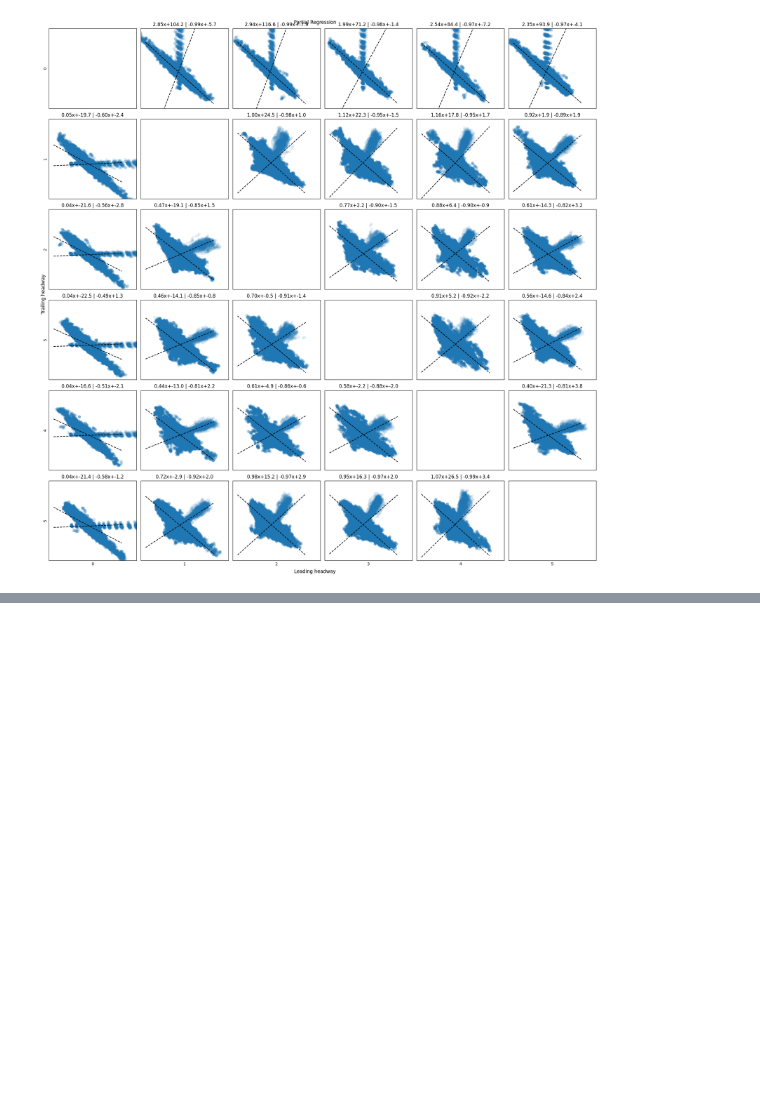
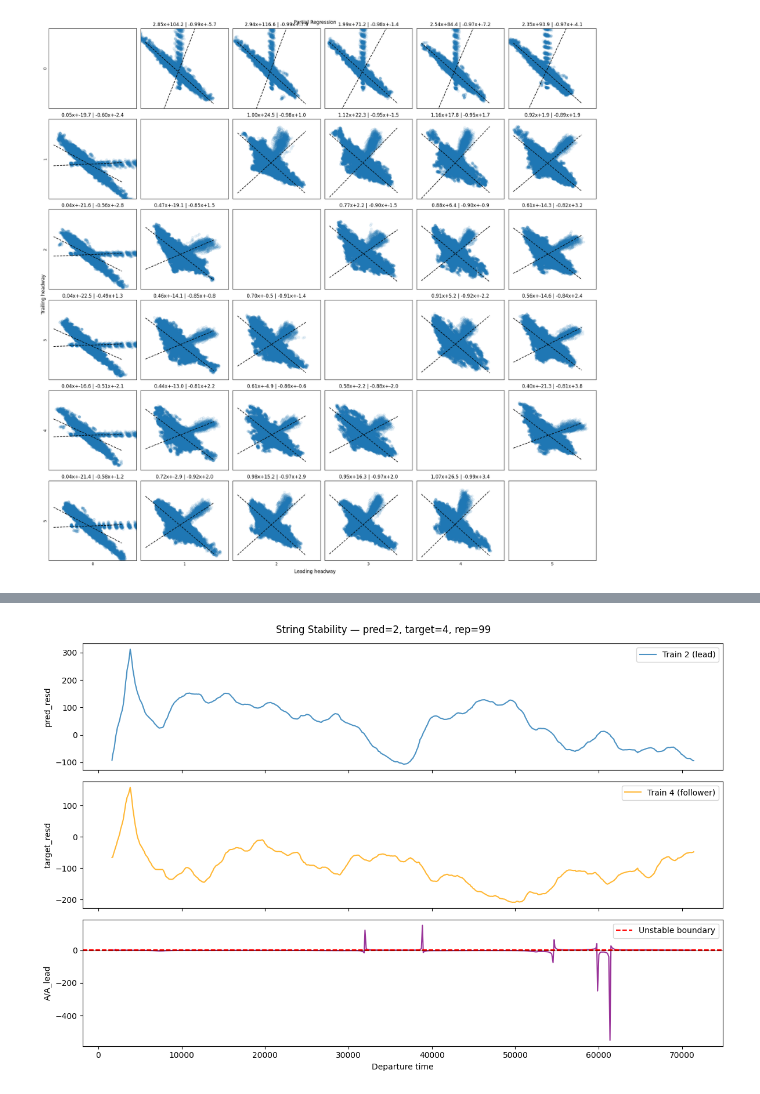
Before and after one commit to peppy-senpai/MBTA, a Jupyter notebook: part4_post_sim_analysis.ipynb, the cells around one changed output, grey strips where cells are left out. Cells and saved outputs as stored; diff of their text form; code cells hidden in the pictures; blank space fills up the shorter version.

```diff
--- a/part4_post_sim_analysis.ipynb
+++ b/part4_post_sim_analysis.ipynb
@@ -381,0 +341,37 @@ plt.show()
+# %%
+rep = 99
+pred = 2
+target = 4
+
+temp = resd[(resd['pred']==pred) & (resd['target']==target) & (resd['rep']==rep)]
+clock = timetable[(timetable['train_id']==target) & (timetable['rep']==rep)]
+
+y_target = temp['target_resd'].ewm(span=20).mean()
+y_pred   = temp['pred_resd'].ewm(span=20).mean()
+x        = clock['departure'][:len(y_target)]
+
+ratio = y_target / (y_pred + 1e-3)   # A/A_lead
+
+fig, axes = plt.subplots(3, 1, figsize=(12, 8), sharex=True)
+
+axes[0].plot(x, y_pred,   alpha=0.8, label=f'Train {pred} (lead)')
+axes[0].set_ylabel("pred_resd")
+axes[0].legend()
+
+axes[1].plot(x, y_target, alpha=0.8, label=f'Train {target} (follower)', color='orange')
+axes[1].set_ylabel("target_resd")
+axes[1].legend()
+
+axes[2].plot(x, ratio, alpha=0.8, color='purple')
+axes[2].axhline(y=1,  color='r', linestyle='--', label='Unstable boundary')
+axes[2].axhline(y=-1, color='r', linestyle='--')
+axes[2].axhline(y=0,  color='k', linestyle='-', alpha=0.3)
+axes[2].set_ylabel("A/A_lead")
+axes[2].set_xlabel("Departure time")
+axes[2].legend()
+
+plt.suptitle(f"String Stability — pred={pred}, target={target}, rep={rep}")
+plt.tight_layout()
+plt.show()
+# %% [output]
+[figure, added]
```
Also changed, not shown: parts of 7 cells of this notebook, 2 other files.
